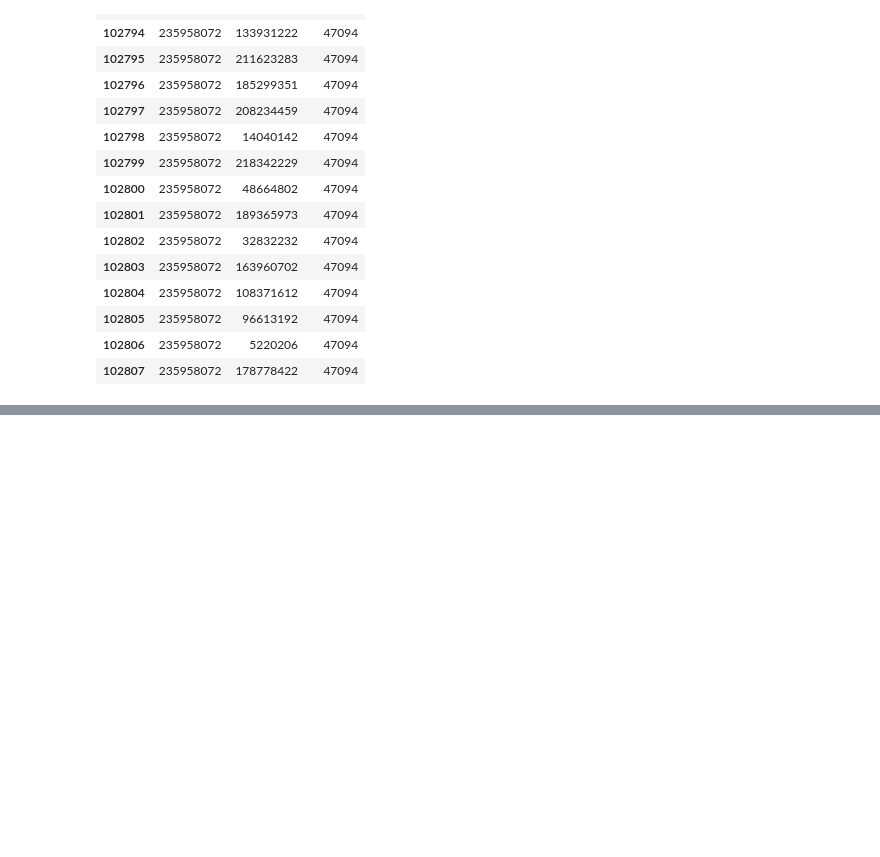
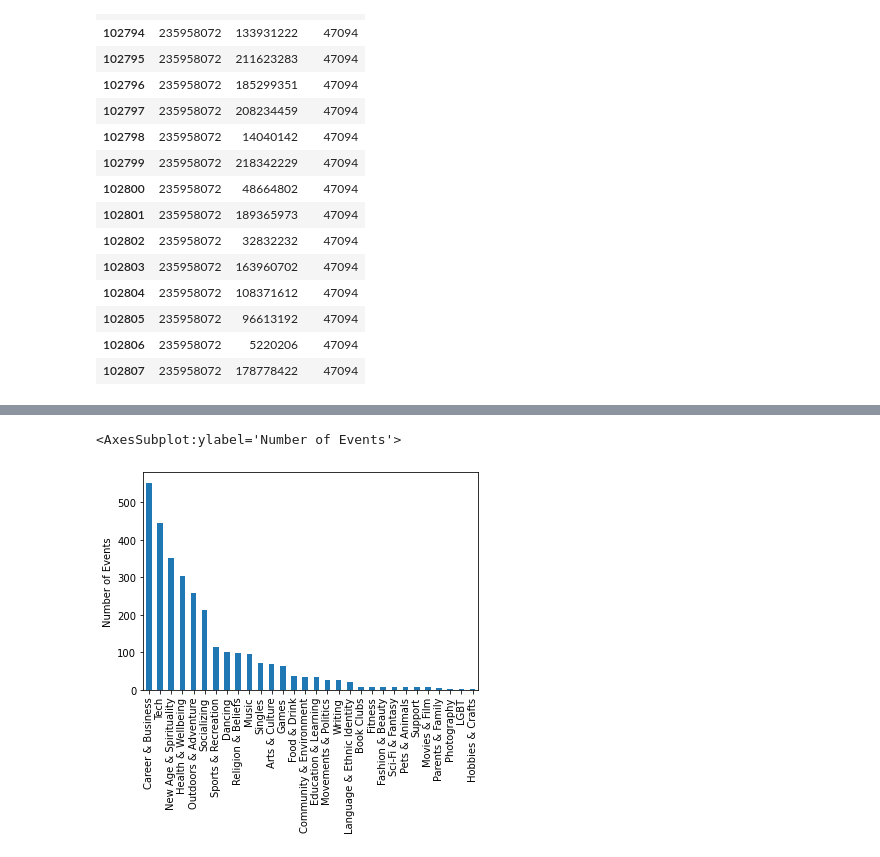
Before and after one commit to jamesreno2/python_project_eda, a Jupyter notebook: Python_project_eda.ipynb, the cells around one changed output, grey strips where cells are left out. Saved outputs shown, nothing was run; the diff lists cells and outputs as text; code cells hidden in the pictures; blank space fills up the shorter version.

```diff
--- a/Python_project_eda.ipynb
+++ b/Python_project_eda.ipynb
@@ -379,0 +421,6 @@ dtype: object
+# %%
+meta_events_t.loc[meta_events_t['day_of_week']=='Thursday']['category_name']\
+.value_counts().plot(kind='bar', ylabel='Number of Events')
+# %% [output]
+<AxesSubplot:ylabel='Number of Events'>
+[figure, added]
```
Also changed, not shown: parts of 19 cells of this notebook.
